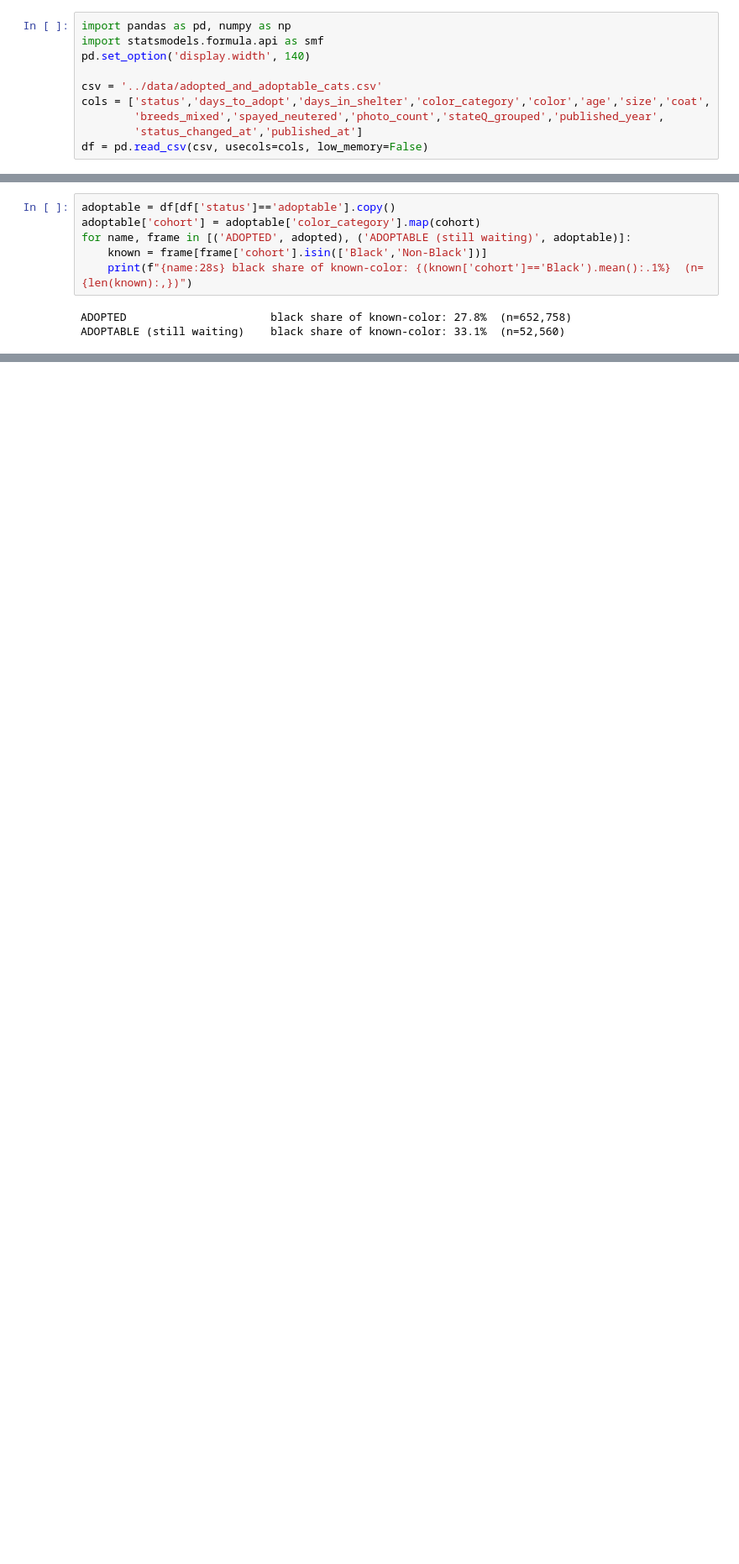
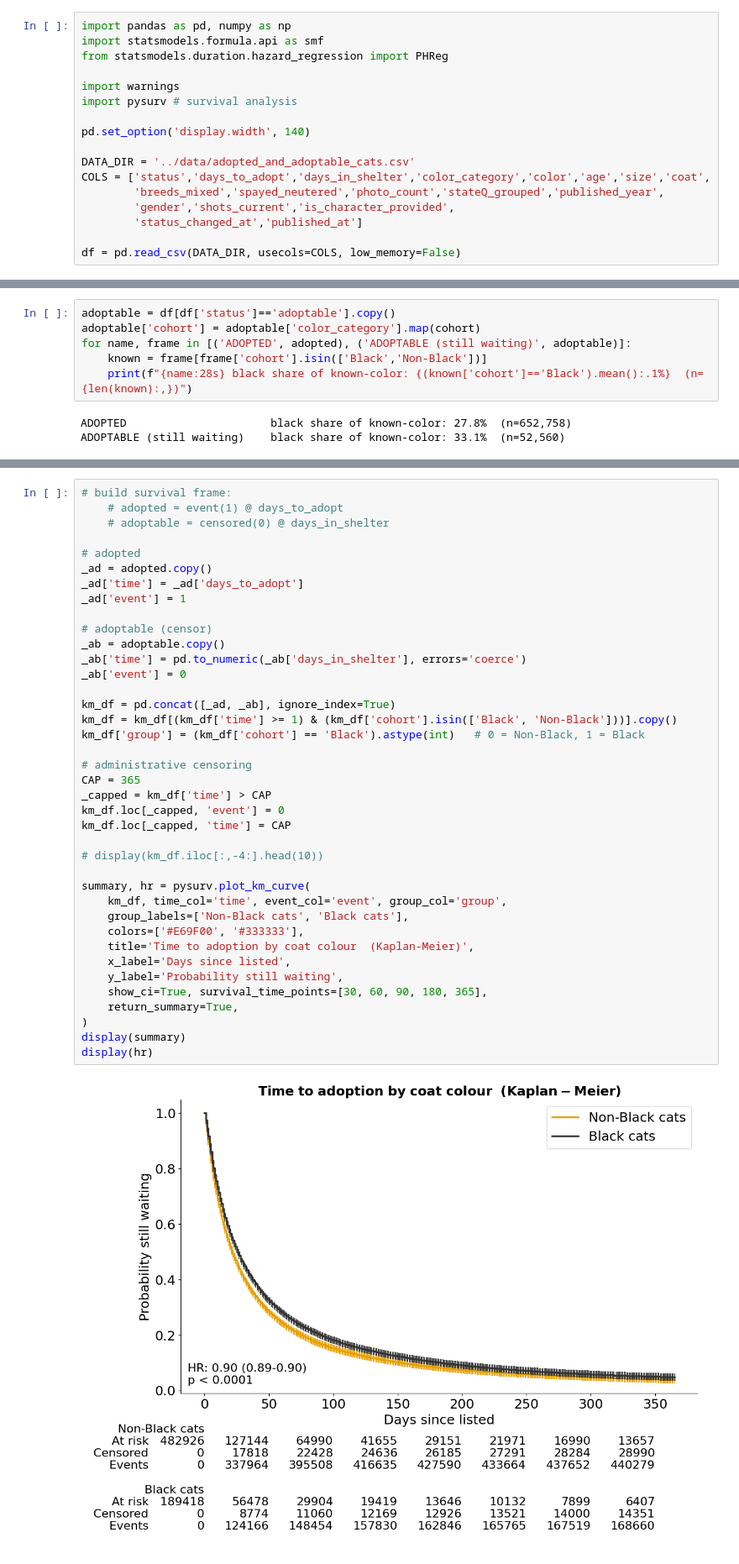
Before and after one commit to TiffanyKousiman/black-cat-syndrome, a Jupyter notebook: EDA/black_cat_penalty_analysis.ipynb, the cells around one changed output, grey strips where cells are left out. Shown at 84% size. Drawn from its saved outputs; the diff is of its cells as text; blank space fills up the shorter version.

Commit message:
add survival analysis - black vs non-black groups

```diff
--- a/EDA/black_cat_penalty_analysis.ipynb
+++ b/EDA/black_cat_penalty_analysis.ipynb
@@ -14,13 +18,20 @@ Checks
 # %%
 import pandas as pd, numpy as np
 import statsmodels.formula.api as smf
+from statsmodels.duration.hazard_regression import PHReg
+
+import warnings
+import pysurv # survival analysis
+
 pd.set_option('display.width', 140)
 
-csv = '../data/adopted_and_adoptable_cats.csv'
-cols = ['status','days_to_adopt','days_in_shelter','color_category','color','age','size','coat',
+DATA_DIR = '../data/adopted_and_adoptable_cats.csv'
+COLS = ['status','days_to_adopt','days_in_shelter','color_category','color','age','size','coat',
         'breeds_mixed','spayed_neutered','photo_count','stateQ_grouped','published_year',
+        'gender','shots_current','is_character_provided',
         'status_changed_at','published_at']
-df = pd.read_csv(csv, usecols=cols, low_memory=False)
+
+df = pd.read_csv(DATA_DIR, usecols=COLS, low_memory=False)
 # %%
 adopted = df[df['status']=='adopted'].copy()
 adopted['days_to_adopt'] = pd.to_numeric(adopted['days_to_adopt'], errors='coerce')
@@ -181,0 +301,41 @@ This concludes that the gap didnt shrink as we controlled for all factors (age,
+# %%
+# build survival frame:
+    # adopted = event(1) @ days_to_adopt
+    # adoptable = censored(0) @ days_in_shelter
+
+# adopted
+_ad = adopted.copy()
+_ad['time'] = _ad['days_to_adopt']
+_ad['event'] = 1
+
+# adoptable (censor)
+_ab = adoptable.copy()
+_ab['time'] = pd.to_numeric(_ab['days_in_shelter'], errors='coerce')
+_ab['event'] = 0
+
+km_df = pd.concat([_ad, _ab], ignore_index=True)
+km_df = km_df[(km_df['time'] >= 1) & (km_df['cohort'].isin(['Black', 'Non-Black']))].copy()
+km_df['group'] = (km_df['cohort'] == 'Black').astype(int)   # 0 = Non-Black, 1 = Black
+
+# administrative censoring
+CAP = 365
+_capped = km_df['time'] > CAP
+km_df.loc[_capped, 'event'] = 0
+km_df.loc[_capped, 'time'] = CAP
+
+# display(km_df.iloc[:,-4:].head(10))
+
+summary, hr = pysurv.plot_km_curve(
+    km_df, time_col='time', event_col='event', group_col='group',
+    group_labels=['Non-Black cats', 'Black cats'],
+    colors=['#E69F00', '#333333'],
+    title='Time to adoption by coat colour  (Kaplan-Meier)',
+    x_label='Days since listed',
+    y_label='Probability still waiting',
+    show_ci=True, survival_time_points=[30, 60, 90, 180, 365],
+    return_summary=True,
+)
+display(summary)
+display(hr)
+# %% [output]
+[figure, added]
```
Also changed, not shown: parts of 26 cells of this notebook.
